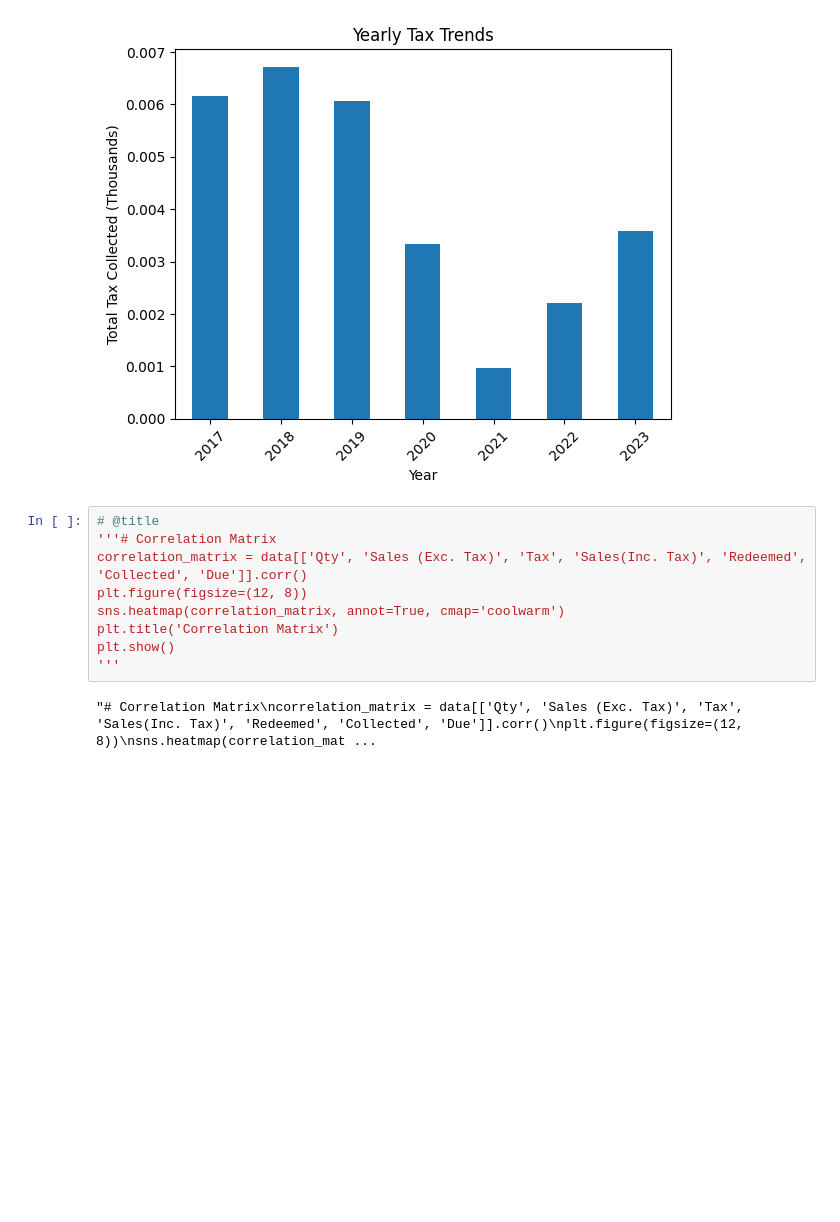
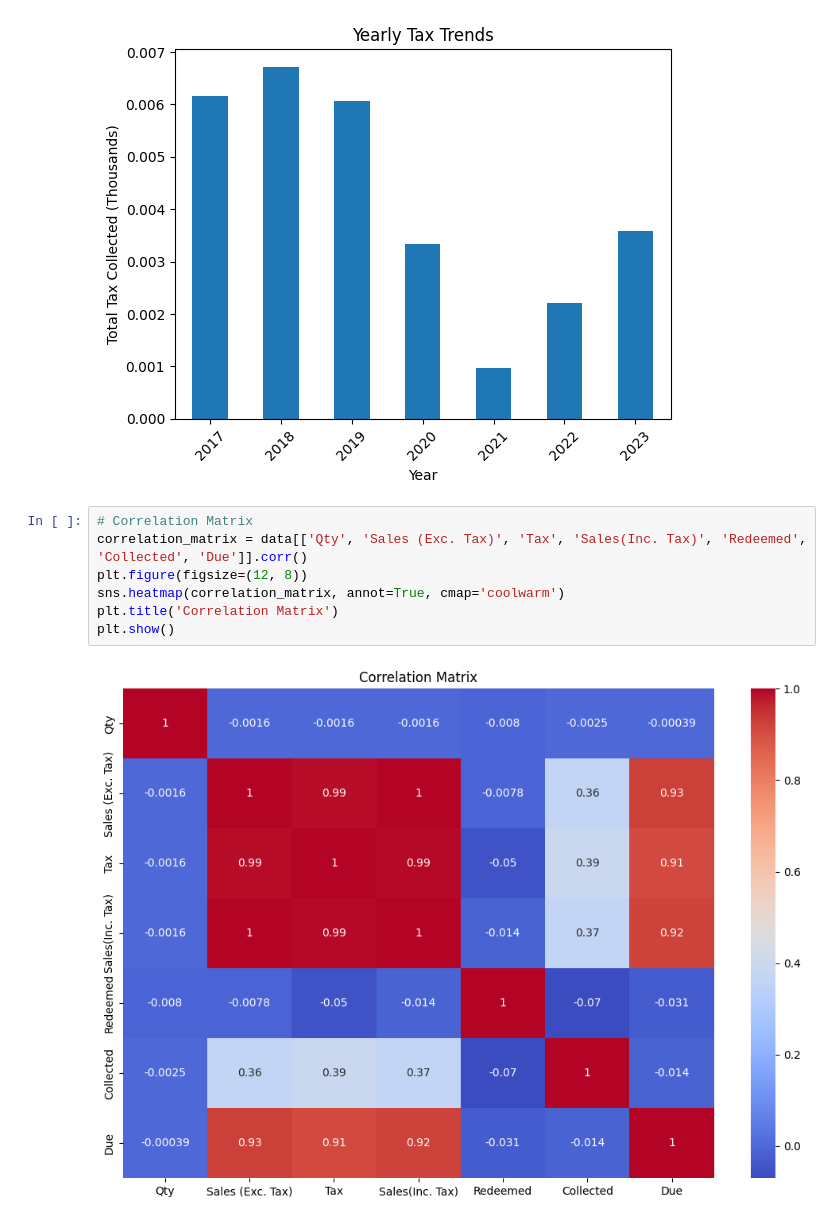
Before and after one commit to atharva0001/A.I-Project-2, a Jupyter notebook: EDA_ode_spa1.ipynb, the cells around one changed output. Saved outputs shown, nothing was run; the diff lists cells and outputs as text; blank space fills up the shorter version.

```diff
--- a/EDA_ode_spa1.ipynb
+++ b/EDA_ode_spa1.ipynb
@@ -194,13 +194,11 @@ plt.show()
 # %% [output]
 [figure]
 # %%
-# @title
-'''# Correlation Matrix
+# Correlation Matrix
 correlation_matrix = data[['Qty', 'Sales (Exc. Tax)', 'Tax', 'Sales(Inc. Tax)', 'Redeemed', 'Collected', 'Due']].corr()
 plt.figure(figsize=(12, 8))
 sns.heatmap(correlation_matrix, annot=True, cmap='coolwarm')
 plt.title('Correlation Matrix')
 plt.show()
-'''
 # %% [output]
-"# Correlation Matrix\ncorrelation_matrix = data[['Qty', 'Sales (Exc. Tax)', 'Tax', 'Sales(Inc. Tax)', 'Redeemed', 'Collected', 'Due']].corr()\nplt.figure(figsize=(12, 8))\nsns.heatmap(correlation_mat ...
+[figure, added]
```
